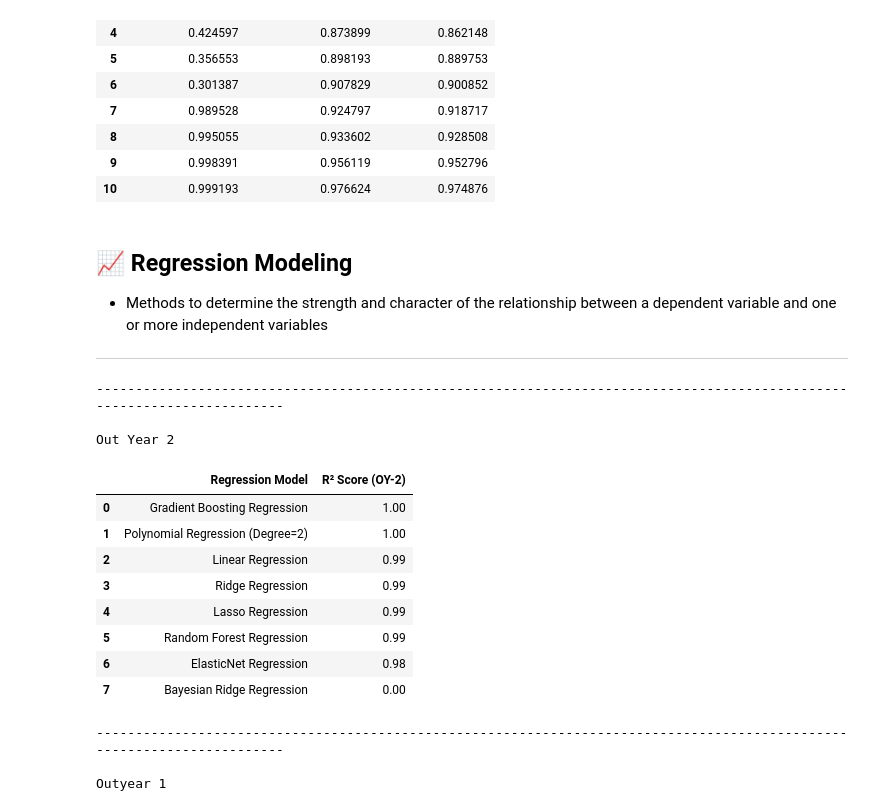
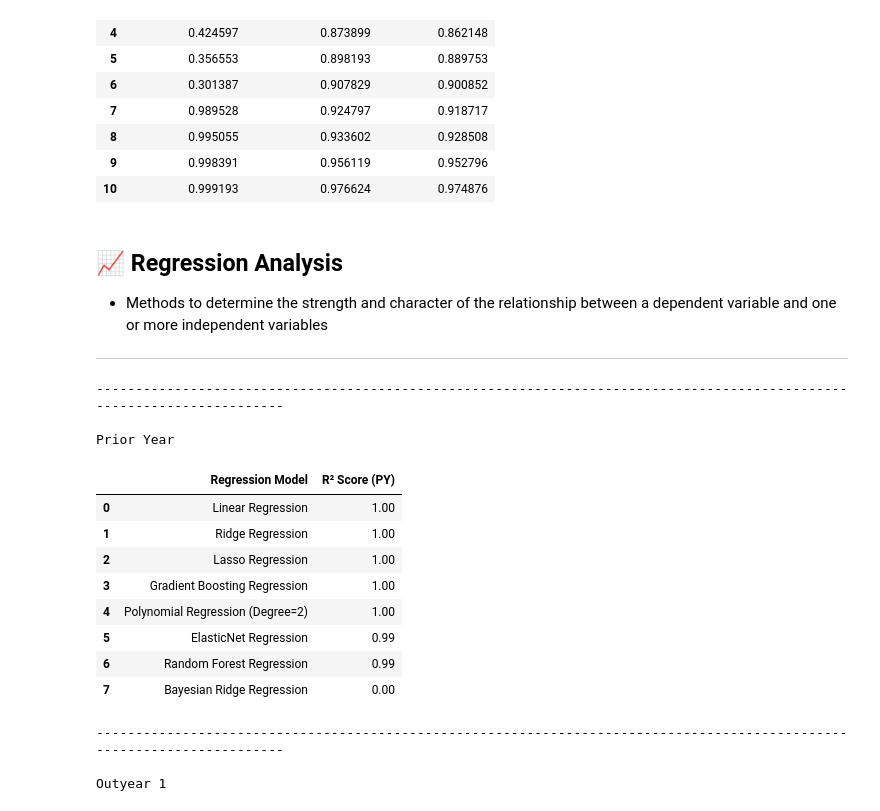
Before and after one commit to is-leeroy-jenkins/Sched-X, a Jupyter notebook: max.ipynb, the cells around one changed output. Drawn from its saved outputs; the diff is of its cells as text; code cells hidden in the pictures.

```diff
--- a/max.ipynb
+++ b/max.ipynb
@@ -1273,12 +1273,12 @@ XIV.  Table of Correlations
 | 9 | 0.998391 | 0.956119 | 0.952796 |
 | 10 | 0.999193 | 0.976624 | 0.974876 |
 # %% [markdown]
-## 📈  Regression Modeling
+## 📈  Regression Analysis
 - Methods to determine the strength and character of the relationship between a dependent variable and one or more independent variables
 ___
 # %%
 # Define future target years: Current Year and Budget Year
-target_years = [ 'CY', 'BY', 'OY-1', 'OY-2' ]
+target_years = [ 'PY', 'CY', 'BY', 'OY-1' ]
 
 # Extend dataset for forecasting
 df_numeric = df_numeric.copy( )
@@ -1312,45 +1312,45 @@ X_polynomial = poly.fit_transform( X_standardized )
 # Fit and evaluate models for the outyears
 regression_scores = { year: {} for year in target_years }
 
 # Select target year
 for year_idx, year in enumerate( target_years ):
     y_future = y_numeric.iloc[ :, year_idx ]
 
     for name, model in regression_models.items( ):
         if "Polynomial" in name:
             model.fit( X_polynomial, y_future )
             score_future = model.score( X_polynomial, y_future )
         else:
             model.fit( X_standardized, y_future )
             score_future = model.score( X_standardized, y_future )
         regression_scores[ year ][ name ] = round( score_future, 2 )
 
 # Create ranked results for each year
 df_results = {}
 for year in target_years:
     ranked_models_future = sorted( regression_scores[ year ].items( ), key=lambda xX: xX[ 1 ], reverse=True )
     df_results[ year ] = pd.DataFrame( ranked_models_future, columns=[ "Regression Model", f"R² Score ({year})" ] )
 
 # Prepare data for visualization
-forecast_years = [ 'CY','BY','OY-1', 'OY-2' ]
+forecast_years = [ 'PY','CY','BY', 'OY-1' ]
 model_names = list( regression_models.keys( ) )
 
 print(hdr)
-print('Out Year 2')
+print('Prior Year')
 print( nwln )
-df_results[ 'OY-2' ]
+df_results[ 'PY' ]
 # %% [output]
 ------------------------------------------------------------------------------------------------------------------------
 
-Out Year 2
+Prior Year
-|  | Regression Model | R² Score (OY-2) |
-| 0 | Gradient Boosting Regression | 1.00 |
-| 1 | Polynomial Regression (Degree=2) | 1.00 |
-| 2 | Linear Regression | 0.99 |
-| 3 | Ridge Regression | 0.99 |
-| 4 | Lasso Regression | 0.99 |
-| 5 | Random Forest Regression | 0.99 |
-| 6 | ElasticNet Regression | 0.98 |
+|  | Regression Model | R² Score (PY) |
+| 0 | Linear Regression | 1.00 |
+| 1 | Ridge Regression | 1.00 |
+| 2 | Lasso Regression | 1.00 |
+| 3 | Gradient Boosting Regression | 1.00 |
+| 4 | Polynomial Regression (Degree=2) | 1.00 |
+| 5 | ElasticNet Regression | 0.99 |
+| 6 | Random Forest Regression | 0.99 |
 | 7 | Bayesian Ridge Regression | 0.00 |
 # %%
 print(hdr)
```
Also changed, not shown: parts of 16 cells of this notebook.
